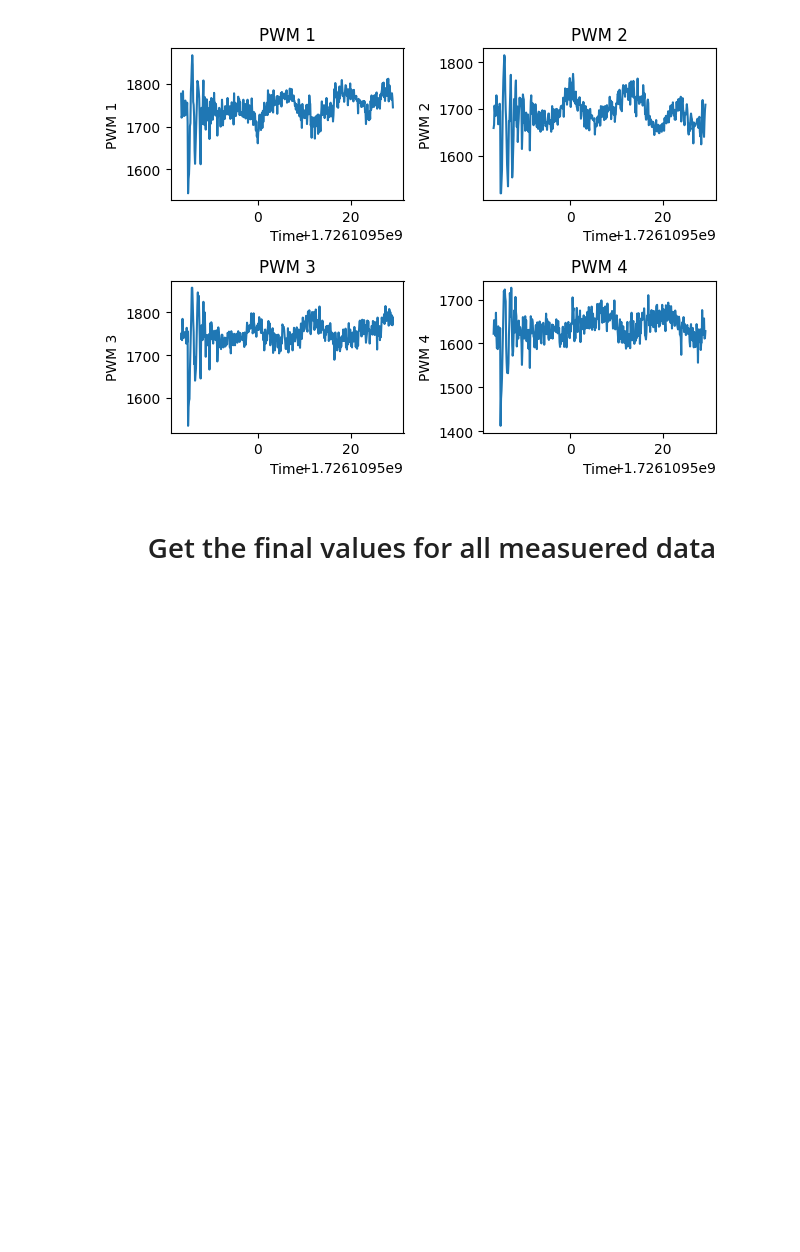
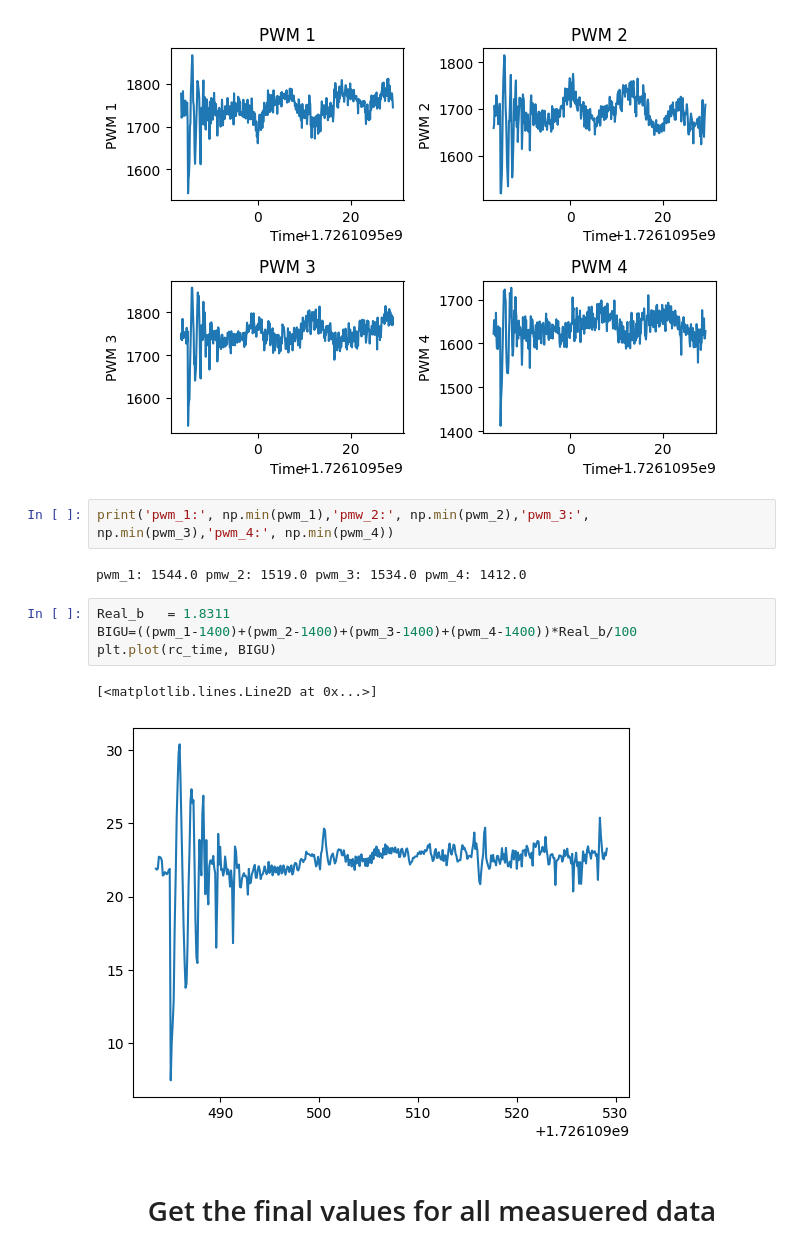
Before and after one commit to Alopez6991/Drone_AFRL, a Jupyter notebook: REAL_DATA_EKF.ipynb, the cells around one changed output. Cells and saved outputs as stored; diff of their text form; blank space fills up the shorter version.

```diff
--- a/REAL_DATA_EKF.ipynb
+++ b/REAL_DATA_EKF.ipynb
@@ -720,6 +720,17 @@ plt.tight_layout()
 plt.show()
 # %% [output]
 [figure]
+# %%
+print('pwm_1:', np.min(pwm_1),'pmw_2:', np.min(pwm_2),'pwm_3:', np.min(pwm_3),'pwm_4:', np.min(pwm_4))
+# %% [output]
+pwm_1: 1544.0 pmw_2: 1519.0 pwm_3: 1534.0 pwm_4: 1412.0
+# %%
+Real_b   = 1.8311
+BIGU=((pwm_1-1400)+(pwm_2-1400)+(pwm_3-1400)+(pwm_4-1400))*Real_b/100
+plt.plot(rc_time, BIGU)
+# %% [output]
+[<matplotlib.lines.Line2D at 0x...>]
+[figure, added]
 # %% [markdown]
 # <center> Get the final values for all measuered data <center>
 # %% [markdown]
```
Also changed, not shown: parts of 11 cells of this notebook, 5 other files.
